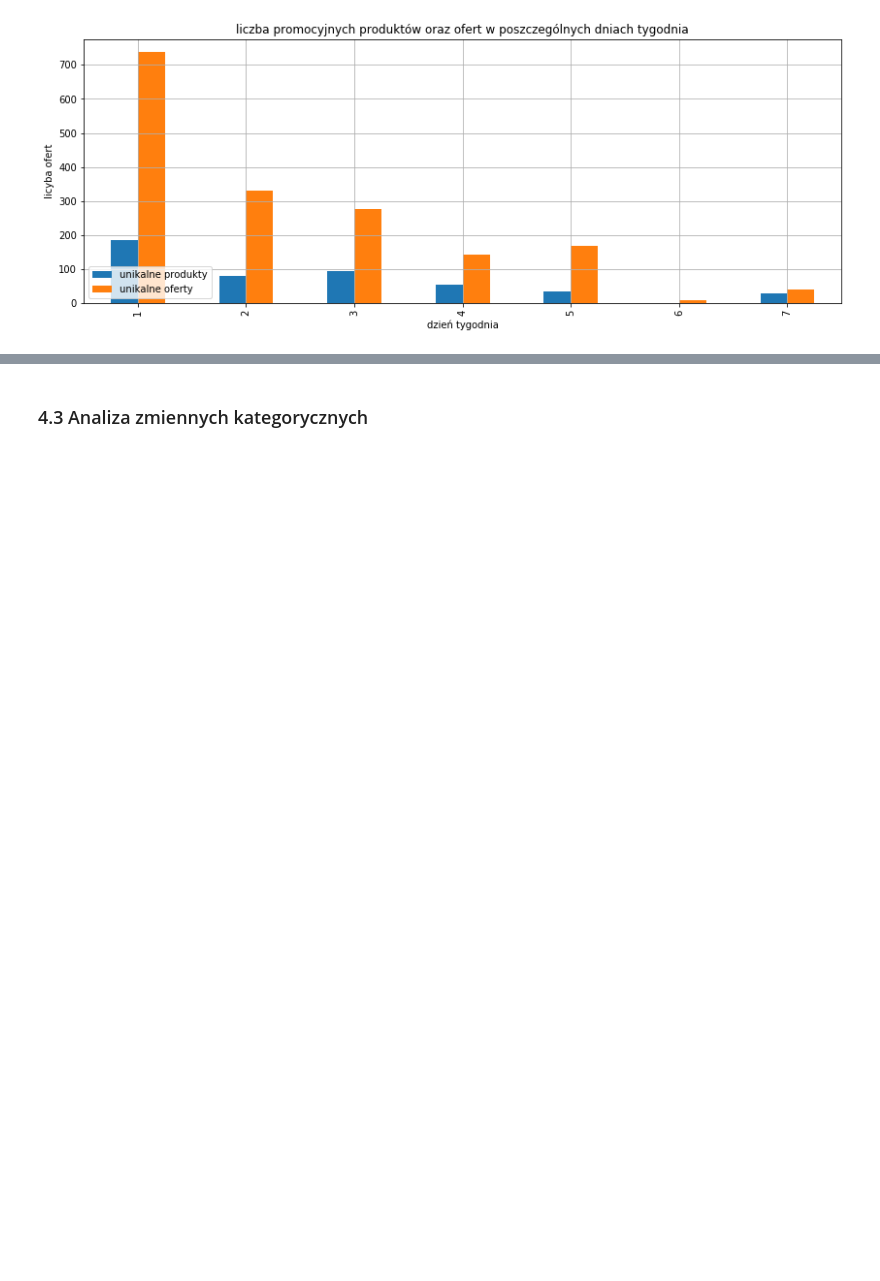
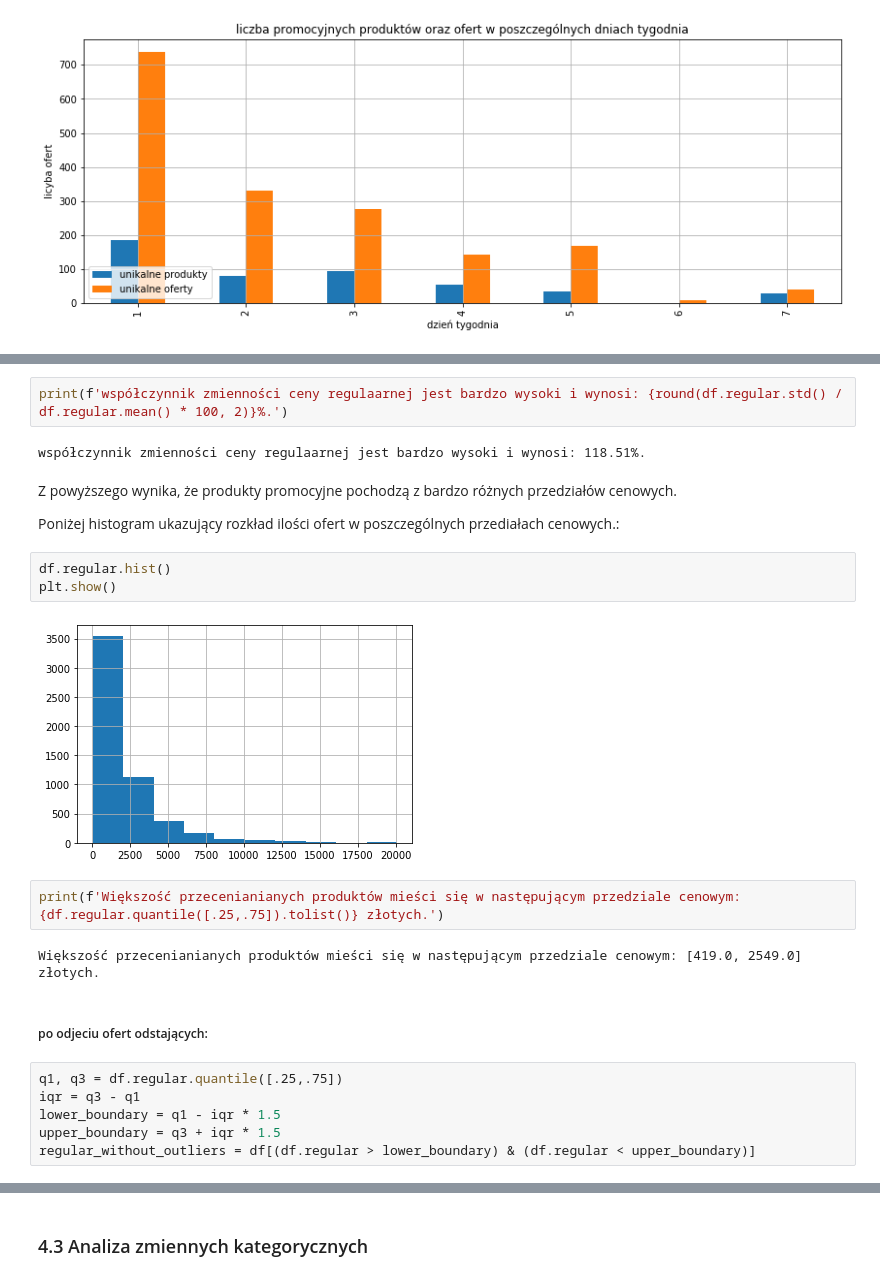
Before and after one commit to grzegorzpokorski/nocna-promocja-euro.com.pl, a Jupyter notebook: data_analysis.ipynb, the cells around one changed output, grey strips where cells are left out. Drawn from its saved outputs; the diff is of its cells as text; blank space fills up the shorter version.

```diff
--- a/data_analysis.ipynb
+++ b/data_analysis.ipynb
@@ -375,0 +394,24 @@ plt.show()
+# %%
+print(f'współczynnik zmienności ceny regulaarnej jest bardzo wysoki i wynosi: {round(df.regular.std() / df.regular.mean() * 100, 2)}%.')
+# %% [output]
+współczynnik zmienności ceny regulaarnej jest bardzo wysoki i wynosi: 118.51%.
+# %% [markdown]
+<p>Z powyższego wynika, że produkty promocyjne pochodzą z bardzo różnych przedziałów cenowych.</p>
+<p>Poniżej histogram ukazujący rozkład ilości ofert w poszczególnych przediałach cenowych.:</p>
+# %%
+df.regular.hist()
+plt.show()
+# %% [output]
+[figure, added]
+# %%
+print(f'Większość przecenianianych produktów mieści się w następującym przedziale cenowym: {df.regular.quantile([.25,.75]).tolist()} złotych.')
+# %% [output]
+Większość przecenianianych produktów mieści się w następującym przedziale cenowym: [419.0, 2549.0] złotych.
+# %% [markdown]
+##### po odjeciu ofert odstających:
+# %%
+q1, q3 = df.regular.quantile([.25,.75])
+iqr = q3 - q1
+lower_boundary = q1 - iqr * 1.5
+upper_boundary = q3 + iqr * 1.5
+regular_without_outliers = df[(df.regular > lower_boundary) & (df.regular < upper_boundary)]
```
Also changed, not shown: parts of 122 cells of this notebook.
